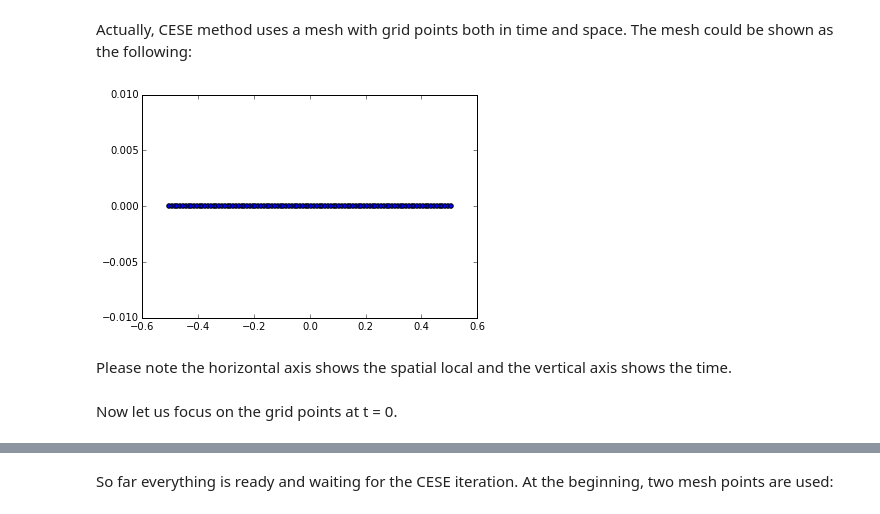
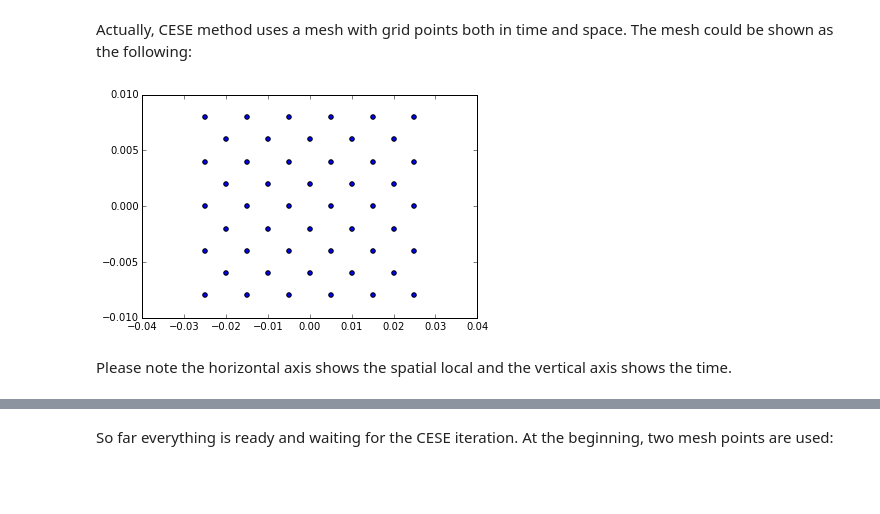
Before and after one commit to solvcon/solvcon, a Jupyter notebook: sandbox/gas/tube/sodtube1d.ipynb, the cells around one changed output, grey strips where cells are left out. Cells and saved outputs as stored; diff of their text form; code cells hidden in the pictures; blank space fills up the shorter version.

Commit message:
update nb for new method show_mesh_in_space_time_ipynb

```diff
--- a/sandbox/gas/tube/sodtube1d.ipynb
+++ b/sandbox/gas/tube/sodtube1d.ipynb
@@ -20,11 +20,9 @@ Actually, CESE method uses a mesh with grid points both in time and space. The m
 # %%
 import sodtube1d.generator_mesh as gmesh
 generator_mesh = gmesh.Mesher()
 generator_mesh.gen_mesh()
-generator_mesh.show_mesh_ipython_nb()
+generator_mesh.show_mesh_in_space_time_ipynb(bound_x=0.0250, bound_t=0.02)
 # %% [output]
-[figure, old version]
+[figure, new version]
 # %% [markdown]
 Please note the horizontal axis shows the spatial local and the vertical axis shows the time.
-# %% [markdown]
-Now let us focus on the grid points at t = 0.
```
Also changed, not shown: parts of 4 cells of this notebook.
